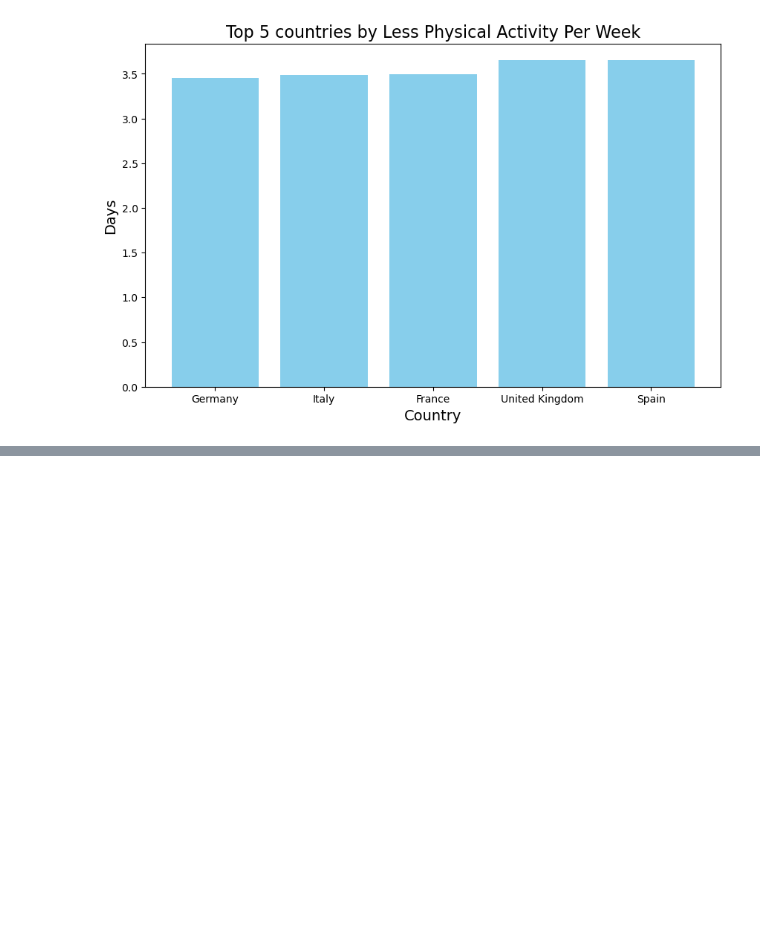
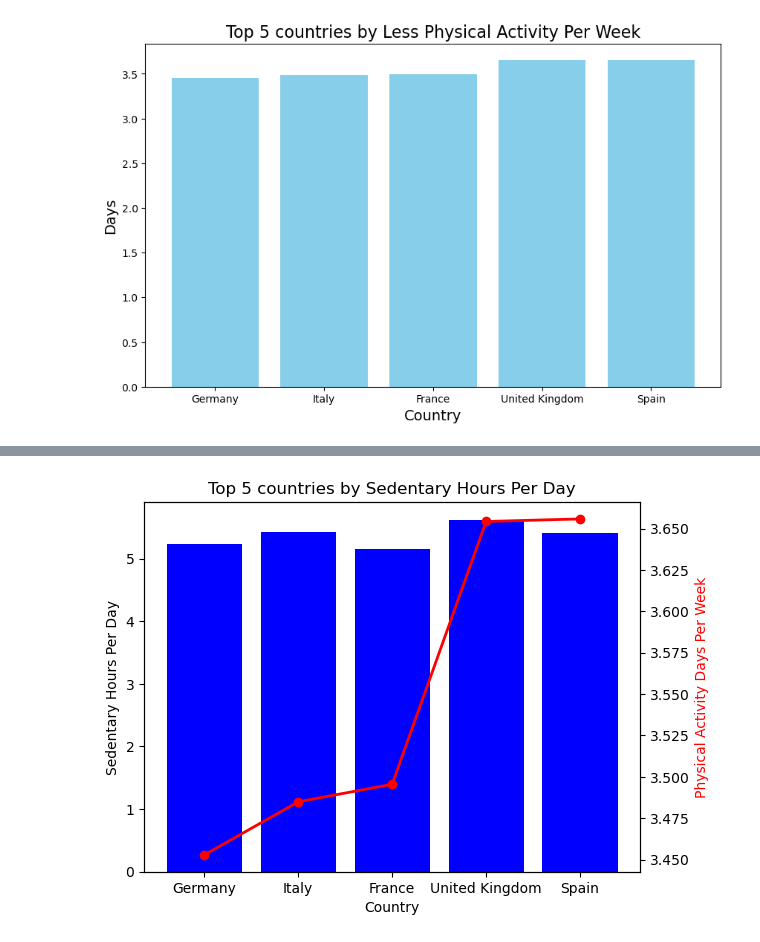
Before and after one commit to AlejandroAlegrePinilla/FitRing, a Jupyter notebook: main.ipynb, the cells around one changed output, grey strips where cells are left out. Saved outputs shown, nothing was run; the diff lists cells and outputs as text; code cells hidden in the pictures; blank space fills up the shorter version.

```diff
--- a/main.ipynb
+++ b/main.ipynb
@@ -86,0 +104,14 @@ plot_bar_without_values(top_5_physical_activity_days_per_week, "country", "physi
+# %%
+merged_df = pd.merge(top_5_sedentary_hours_per_day, top_5_physical_activity_days_per_week, on='country')
+merged_df_sorted = merged_df.sort_values(by='physical_activity_days_per_week')
+# %%
+fig, ax1 = plt.subplots()
+plot_bar_without_values_2(merged_df_sorted, "country", "sedentary_hours_per_day", "Top 5 countries by Sedentary Hours Per Day", "Country", "Sedentary Hours Per Day", ax1, color='blue')
+
+ax2 = ax1.twinx()
+ax2.plot(merged_df_sorted['country'], merged_df_sorted['physical_activity_days_per_week'], color='r', marker='o', linestyle='-', linewidth=2)
+ax2.set_ylabel('Physical Activity Days Per Week', color='r')
+
+plt.show()
+# %% [output]
+[figure, added]
```
Also changed, not shown: parts of 12 cells of this notebook, 1 other file.
